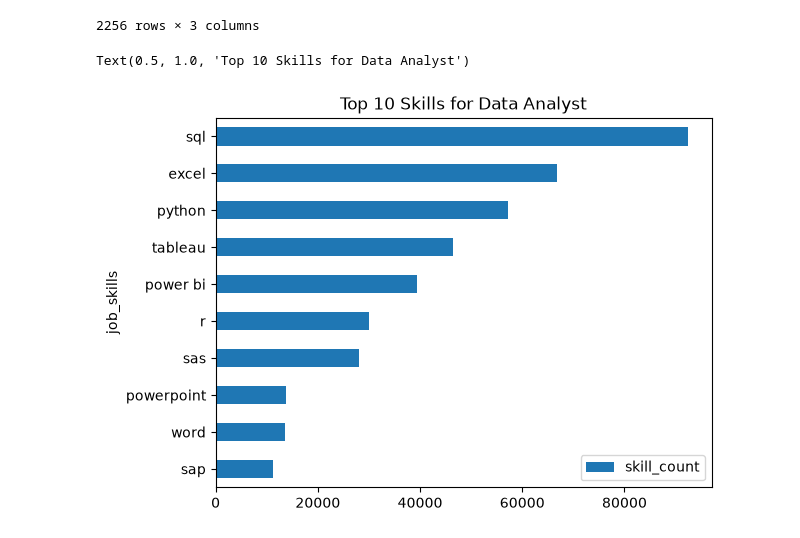
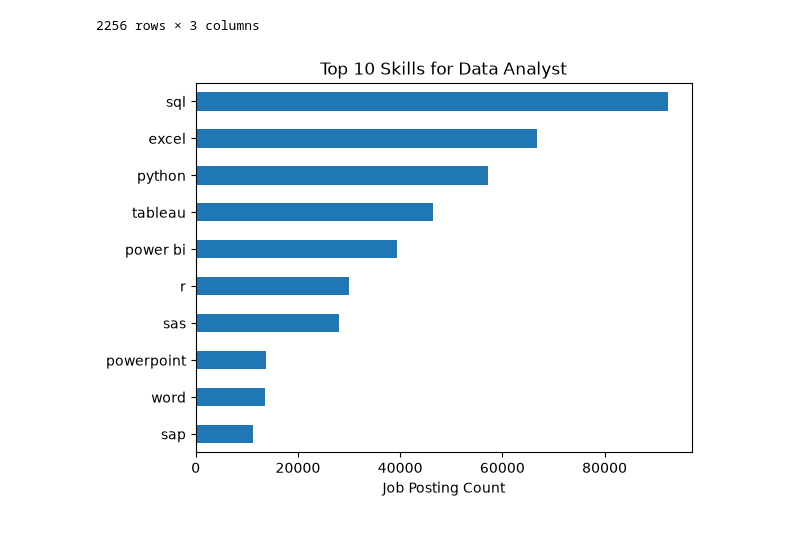
Before and after one commit to Alex-Srv/Python_Data_Analytics, a Jupyter notebook: Python_Data_Project/2_Advanced/11_Pandas_Explode.ipynb, the cells around one changed output. Drawn from its saved outputs; the diff is of its cells as text; code cells hidden in the pictures.

```diff
--- a/Python_Data_Project/2_Advanced/11_Pandas_Explode.ipynb
+++ b/Python_Data_Project/2_Advanced/11_Pandas_Explode.ipynb
@@ -110,11 +110,13 @@ df_skills_count
 # %%
 job_title = 'Data Analyst'
 tops_skills = 10
 df_skills_final = df_skills_count[df_skills_count['job_title_short']== job_title].head(tops_skills)
 
 df_skills_final.plot(kind="barh", x='job_skills', y = 'skill_count')
 plt.gca().invert_yaxis()
 plt.title(f'Top {tops_skills} Skills for {job_title}')
+plt.xlabel('Job Posting Count')
+plt.ylabel('')
+plt.legend().set_visible(False)
 # %% [output]
-Text(0.5, 1.0, 'Top 10 Skills for Data Analyst')
-[figure, old version]
+[figure, new version]
```
Also changed, not shown: parts of 2 cells of this notebook.
